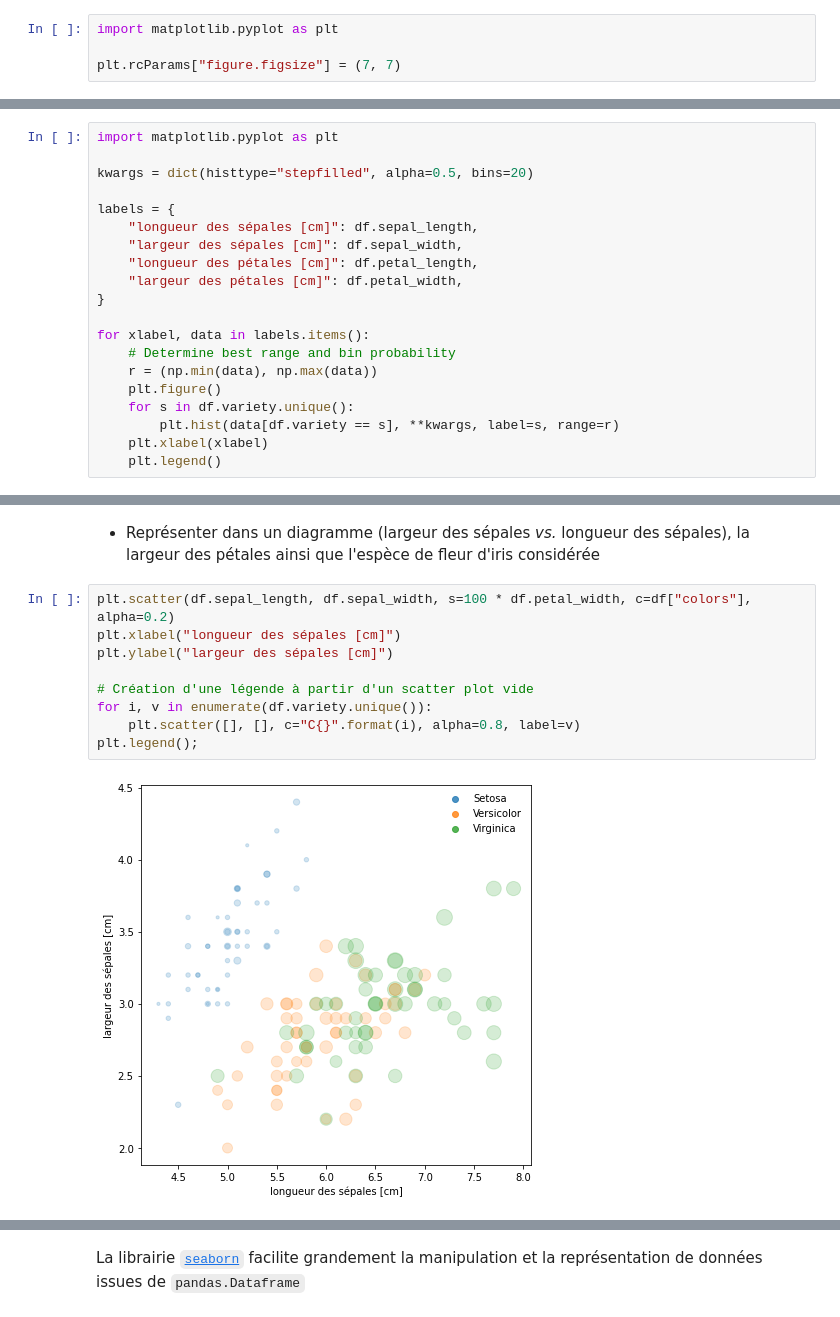
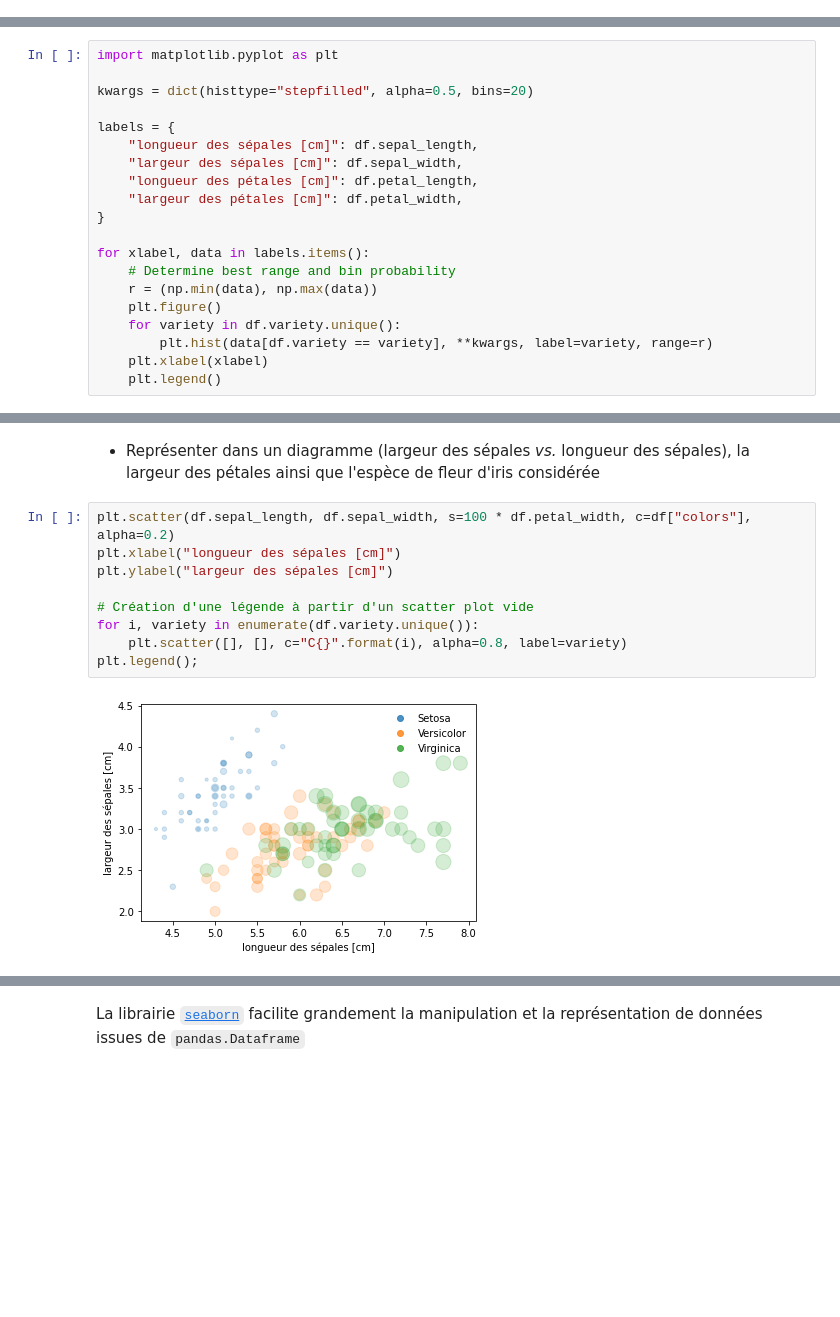
Before and after one commit to xgarrido/master_python_teaching, a Jupyter notebook: td/03_td_pandas.ipynb, the cells around one changed output, grey strips where cells are left out. Cells and saved outputs as stored; diff of their text form; blank space fills up the shorter version.

```diff
--- a/td/03_td_pandas.ipynb
+++ b/td/03_td_pandas.ipynb
@@ -1,7 +1,3 @@
-# %%
-import matplotlib.pyplot as plt
-
-plt.rcParams["figure.figsize"] = (7, 7)
 # %% [markdown]
 # Librairie `pandas` & `matplotlib`
 # %% [markdown]
@@ -192,8 +196,8 @@ for xlabel, data in labels.items():
     # Determine best range and bin probability
     r = (np.min(data), np.max(data))
     plt.figure()
-    for s in df.variety.unique():
-        plt.hist(data[df.variety == s], **kwargs, label=s, range=r)
+    for variety in df.variety.unique():
+        plt.hist(data[df.variety == variety], **kwargs, label=variety, range=r)
     plt.xlabel(xlabel)
     plt.legend()
 # %% [output]
@@ -206,12 +210,12 @@ for xlabel, data in labels.items():
 # %%
 plt.scatter(df.sepal_length, df.sepal_width, s=100 * df.petal_width, c=df["colors"], alpha=0.2)
 plt.xlabel("longueur des sépales [cm]")
 plt.ylabel("largeur des sépales [cm]")
 
 # Création d'une légende à partir d'un scatter plot vide
-for i, v in enumerate(df.variety.unique()):
-    plt.scatter([], [], c="C{}".format(i), alpha=0.8, label=v)
+for i, variety in enumerate(df.variety.unique()):
+    plt.scatter([], [], c="C{}".format(i), alpha=0.8, label=variety)
 plt.legend();
 # %% [output]
-[figure, old version]
+[figure, new version]
 # %% [markdown]
```
Also changed, not shown: parts of 9 cells of this notebook, 4 other files.
